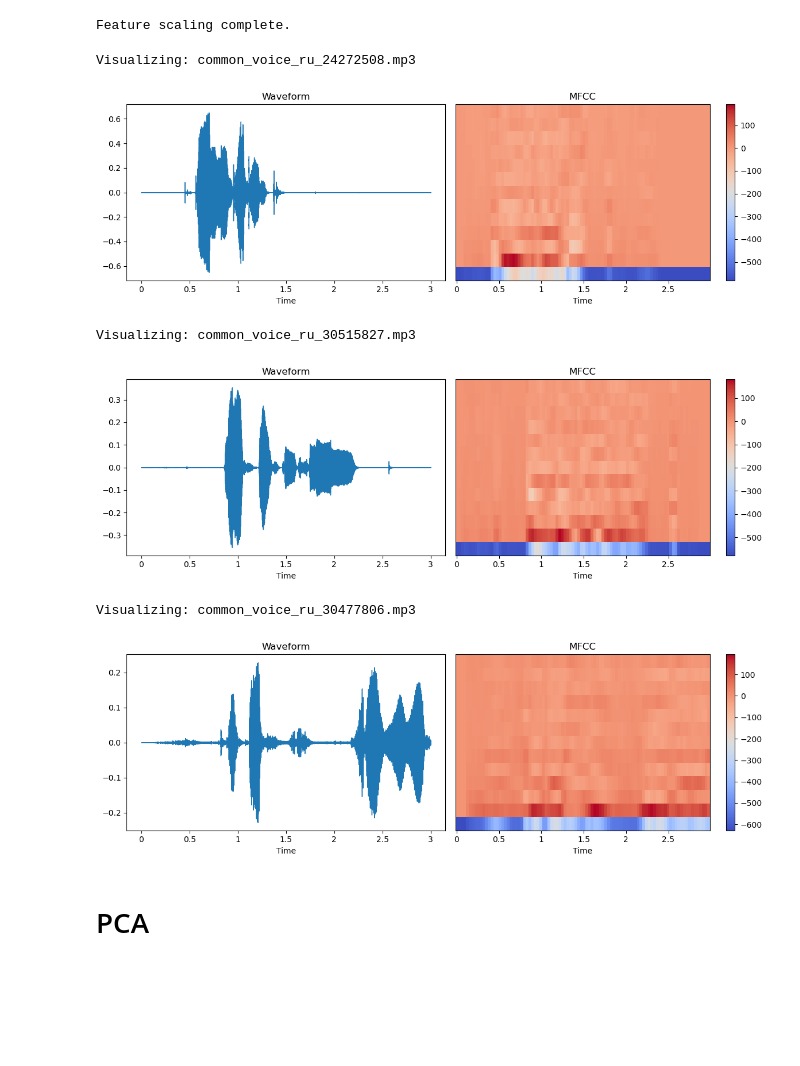
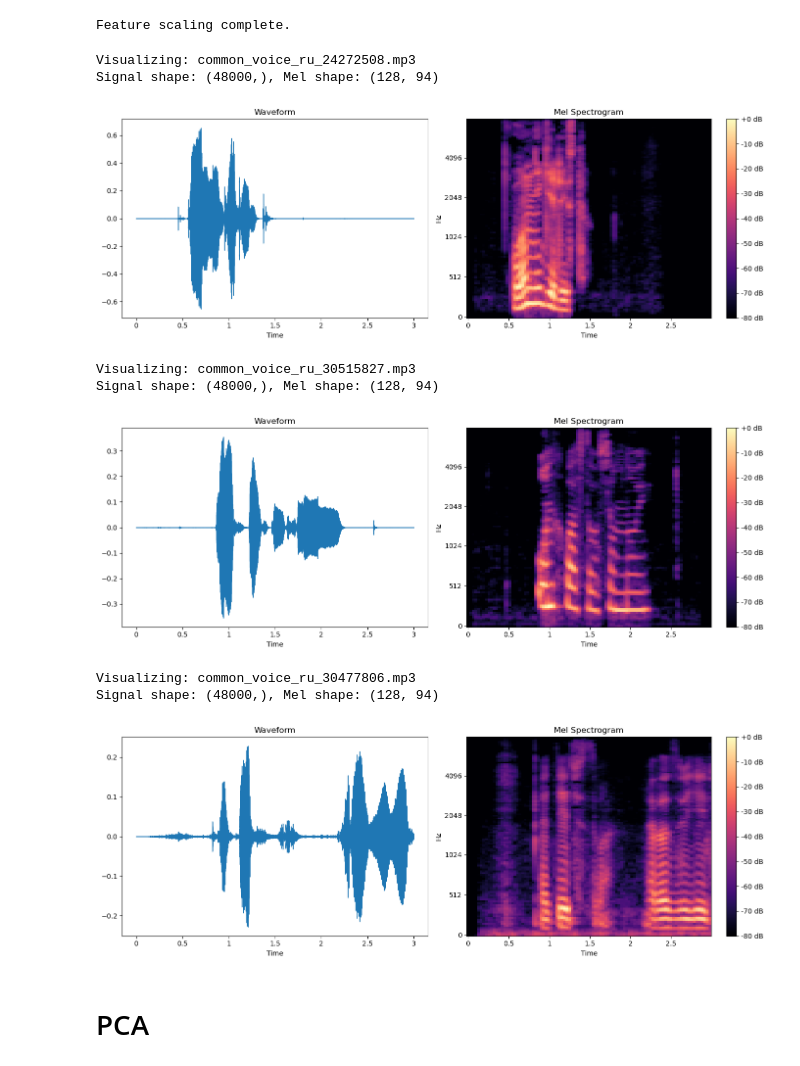
Before and after one commit to iamdianaaa/Voice-Classification, a Jupyter notebook: notebooks/01_data_preprocessing.ipynb, the cells around one changed output. Saved outputs shown, nothing was run; the diff lists cells and outputs as text; code cells hidden in the pictures; blank space fills up the shorter version.

```diff
--- a/notebooks/01_data_preprocessing.ipynb
+++ b/notebooks/01_data_preprocessing.ipynb
@@ -187,17 +187,20 @@ Feature scaling complete.
 # %%
 # Visualization on 3 sample waveforms
 sample_paths = df["path"].sample(3, random_state=42).values
 
 for p in sample_paths:
     print(f"Visualizing: {p}")
-    visualize_waveform_and_mfcc(clips_dir / p)
+    visualize_waveform_and_mel(clips_dir / p)
 # %% [output]
 Visualizing: common_voice_ru_24272508.mp3
+Signal shape: (48000,), Mel shape: (128, 94)
-[figure, old version]
+[figure, new version]
 Visualizing: common_voice_ru_30515827.mp3
+Signal shape: (48000,), Mel shape: (128, 94)
-[figure, old version]
+[figure, new version]
 Visualizing: common_voice_ru_30477806.mp3
+Signal shape: (48000,), Mel shape: (128, 94)
-[figure, old version]
+[figure, new version]
 # %% [markdown]
 # PCA
 # %%
```
Also changed, not shown: parts of 1 cell of this notebook.
